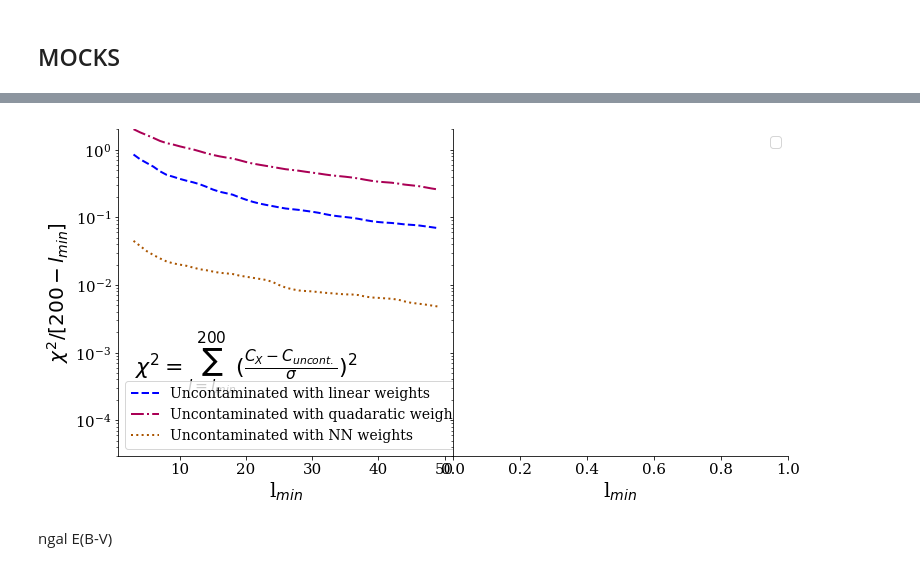
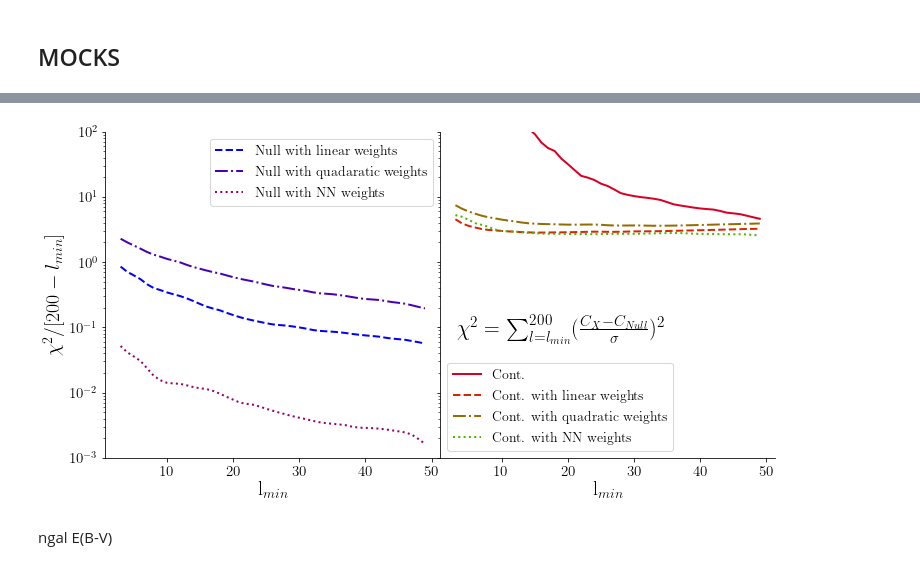
Before and after one commit to mehdirezaie/SYSNet, a Jupyter notebook: dataviz/DLpaper_plots.ipynb, the cells around one changed output, grey strips where cells are left out. Drawn from its saved outputs; the diff is of its cells as text; code cells hidden in the pictures.

```diff
--- a/dataviz/DLpaper_plots.ipynb
+++ b/dataviz/DLpaper_plots.ipynb
@@ -974,25 +997,31 @@ def plot_cl_auto_mocks():
    'legend.fontsize': 14,
    'xtick.labelsize': 15,
    'ytick.labelsize': 15,
-   'text.usetex': False,
+   'text.usetex': True,
    #'figure.figsize': [4, 3],
    'font.family':'serif',
    'font.size':15
    }
     plt.rcParams.update(params)
     path = '/Volumes/TimeMachine/data/mocks/3dbox/'
-    u_u = glob(path  + '*/results/clustering-upw/cl_uni.npy')
-    u_l = glob(path  + '*/results/clustering-upw/cl_lin.npy')
-    u_q = glob(path  + '*/results/clustering-upw/cl_quad.npy')
-    u_nb = glob(path + '*/results/clustering-upw/cl_nn.npy')
-    fus = [u_u, u_l, u_q, u_nb]
-#           c_u, c_l, c_q, c_nb, c_f]
-    lb = ['Uncontaminated', 'Uncontaminated with linear weights',
-          'Uncontaminated with quadaratic weights',
-          'Uncontaminated with NN weights']#,
-#           'Contaminated', 'Contaminated with linear weights',
-#           'Contaminated with quadratic weights',
-#           'Contaminated with NN weights', 'Contaminated with linear (few maps)']
+    u_u = glob(path  + '*/results/clustering/cl_uni.npy')
+    u_l = glob(path  + '*/results/clustering/cl_lin.npy')
+    u_q = glob(path  + '*/results/clustering/cl_quad.npy')
+    u_nb = glob(path + '*/results/clustering/cl_nn.npy')
+    c_u = glob(path  + '*/cp2p/results/clustering/cl_uni.npy')
+    c_l = glob(path  + '*/cp2p/results/clustering/cl_lin.npy')
+    c_q = glob(path  + '*/cp2p/results/clustering/cl_quad.npy')
+    c_nb = glob(path + '*/cp2p/results/clustering/cl_nn.npy')
+
+
+    fus = [u_u, u_l, u_q, u_nb,
+           c_u, c_l, c_q, c_nb]
+    lb = ['Null', 'Null with linear weights',
+          'Null with quadaratic weights',
+          'Null with NN weights',
+          'Cont.', 'Cont. with linear weights',
+          'Cont. with quadratic weights',
+          'Cont. with NN weights']#, 'Contaminated with linear (few maps)']
     #      'Contaminated with NN-Ablation weights']
 
     print(len(fus), len(lb))
@@ -1020,21 +1049,24 @@ def plot_cl_auto_mocks():
             fi = np.load(fij[i]).item()
             l  = np.arange(fi['auto'].size)
             cl = fi['auto']
-            cla.append(cl)
+            if j>3:
+                cla.append(cl-3.37e-7)
+            else:
+                cla.append(cl)
         cl_all[lb[j]] = np.mean(np.array(cla), axis=0)
         sigma[lb[j]]  = np.std(np.array(cla), axis=0)/np.sqrt(len(cla))
     #
     for a in [ax5, ax6]:
-        a.fill_between(np.arange(sigma['Uncontaminated'].size),0,
-                     sigma['Uncontaminated']*np.sqrt(nfiles)/cl_all['Uncontaminated'],
+        a.fill_between(np.arange(sigma['Null'].size),0,
+                     sigma['Null']*np.sqrt(nfiles)/cl_all['Null'],
                        color='grey', alpha=0.1, label=r'1$\sigma$ C.L. sample standard deviation')
 
     for j, keyj in enumerate(cl_all.keys()):
-        if keyj != 'Uncontaminated':
-            dcl  = (cl_all[keyj]-cl_all['Uncontaminated'])
-            chi2 = ((dcl[10:201]/sigma['Uncontaminated'][10:201])**2).sum()
+        if keyj != 'Null':
+            dcl  = (cl_all[keyj]-cl_all['Null'])
+            chi2 = ((dcl[10:201]/sigma['Null'][10:201])**2).sum()
             s    = sigma[keyj]/cl_all[keyj]
-            if 'Uncontaminated' in keyj:
+            if 'Null' in keyj:
                 ax1.plot(np.arange(cl_all[keyj].size), cl_all[keyj],
                     color=c((j-1)/nfls), ls=ls[j], lw=2,
                     label=r'{:.50s}'.format(keyj))
@@ -1061,7 +1093,7 @@ def plot_cl_auto_mocks():
                     label=r'{:.50s}'.format(keyj))
 
     # ax.plot(lt, .2e6*clt, 'k-', label='theory')
-    ax3.text(0.3, 0.1, r'$\chi^{2} = \sum_{l=10}^{200} (\frac{C_{X}-C_{uncont.}}{\sigma})^{2}$',
+    ax3.text(0.3, 0.1, r'$\chi^{2} = \sum_{l=10}^{200} (\frac{C_{X}-C_{Null.}}{\sigma})^{2}$',
             transform=ax3.transAxes, fontsize=22)
     for a in [ax1, ax2]:
         a.set_xscale('log')
@@ -1079,12 +1111,12 @@ def plot_cl_auto_mocks():
         a.set_xlim(*xlim)
         a.set_ylim(*ylim)
         a.legend(ncol=1, loc=1)
-        a.fill_between(np.arange(sigma['Uncontaminated'].size), -sigma['Uncontaminated'],
-                     sigma['Uncontaminated'], color='grey', alpha=0.2)
-        a.fill_between(np.arange(sigma['Uncontaminated'].size), -sigma['Uncontaminated']*np.sqrt(100.),
-                     sigma['Uncontaminated']*np.sqrt(100.), color='grey', alpha=0.1)
+        a.fill_between(np.arange(sigma['Null'].size), -sigma['Null'],
+                     sigma['Null'], color='grey', alpha=0.2)
+        a.fill_between(np.arange(sigma['Null'].size), -sigma['Null']*np.sqrt(100.),
+                     sigma['Null']*np.sqrt(100.), color='grey', alpha=0.1)
     ax1.set_ylabel(r'C$_{l}$')
-    ax3.set_ylabel(r'$\Delta C_{l} = C_{X} - C_{Uncontaminated}$')#, fontsize=30)
+    ax3.set_ylabel(r'$\Delta C_{l} = C_{X} - C_{Null}$')#, fontsize=30)
     ax5.set_ylabel(r'$\sigma C_{l}/C_{l}$')#, fontsize=30)
     for a in [ax5, ax6]:
         a.set_xscale('log')
@@ -1099,7 +1131,7 @@ def plot_cl_auto_mocks():
     for a in [ax2, ax4, ax6]:
         a.set_yticklabels([])
     fig.align_labels()
-#     plt.savefig('./mocks_deltacl.pdf', bbox_inches='tight')
+    plt.savefig('./figs/mocks_deltacl.pdf', bbox_inches='tight')
     #
     # CHI-square plot
     #
@@ -1110,14 +1142,14 @@ def plot_cl_auto_mocks():
     ls = 10*['-', '--', '-.', ':']
     nfls=len(fus)-1
     for j, keyj in enumerate(cl_all.keys()):
-        if keyj != 'Uncontaminated':
-            dcl = (cl_all[keyj]-cl_all['Uncontaminated'])
+        if keyj != 'Null':
+            dcl = (cl_all[keyj]-cl_all['Null'])
             chi2l = []
             lml = np.arange(3, 50)
             for m in lml:
-                chi2   = np.sum((dcl[m:201]/sigma['Uncontaminated'][m:201])**2)
+                chi2   = np.sum((dcl[m:201]/sigma['Null'][m:201])**2)
                 chi2l.append(chi2/(200-m))
-            if 'Uncontaminated' in keyj:
+            if 'Null' in keyj:
                 ax[0].plot(lml, chi2l, color=c((j-1)/nfls), ls=ls[j],
                       label=r'{:.50s}'.format(keyj), lw=2)
             else:
@@ -1125,7 +1157,7 @@ def plot_cl_auto_mocks():
                       label=r'{:.50s}'.format(keyj), lw=2)
 
 
-    ylim   = (.3e-4, 2.)
+    ylim   = (1e-3, 1e2)
     for i,ai in enumerate(ax):
         #ai.fill_between(lml, 1, 30, color='grey', alpha=0.1)
         #ai.set_xscale('log')
@@ -1133,9 +1165,9 @@ def plot_cl_auto_mocks():
         ai.set_ylim(*ylim)
         ai.set_xlabel(r'l$_{min}$')
         ai.legend()#bbox_to_anchor=(0.0, 0.9, 1., .102))
-    ax[0].text(0.05, 0.25, r'$\chi^{2} = \sum_{l=l_{min}}^{200} (\frac{C_{X}-C_{uncont.}}{\sigma})^{2}$',
-            transform=ax[0].transAxes, fontsize=22)
+    ax[1].text(0.05, 0.35, r'$\chi^{2} = \sum_{l=l_{min}}^{200} (\frac{C_{X}-C_{Null}}{\sigma})^{2}$',
+            transform=ax[1].transAxes, fontsize=22)
     ax[0].set_ylabel(r'$\chi^{2}/[200-l_{min}]$')#, fontsize=30)
-#     plt.savefig('./mocks_deltacl_chi2.pdf', bbox_inches='tight')
+    plt.savefig('./figs/mocks_deltacl_chi2.pdf', bbox_inches='tight')
 plot_cl_auto_mocks()
 # %% [output]
@@ -1147,4 +1177,4 @@ No handles with labels found to put in legend.
-[figure, old version]
+[figure, new version]
 # %% [markdown]
 ngal E(B-V)
 # %%
```
Also changed, not shown: parts of 2 cells of this notebook, 1 other file.
